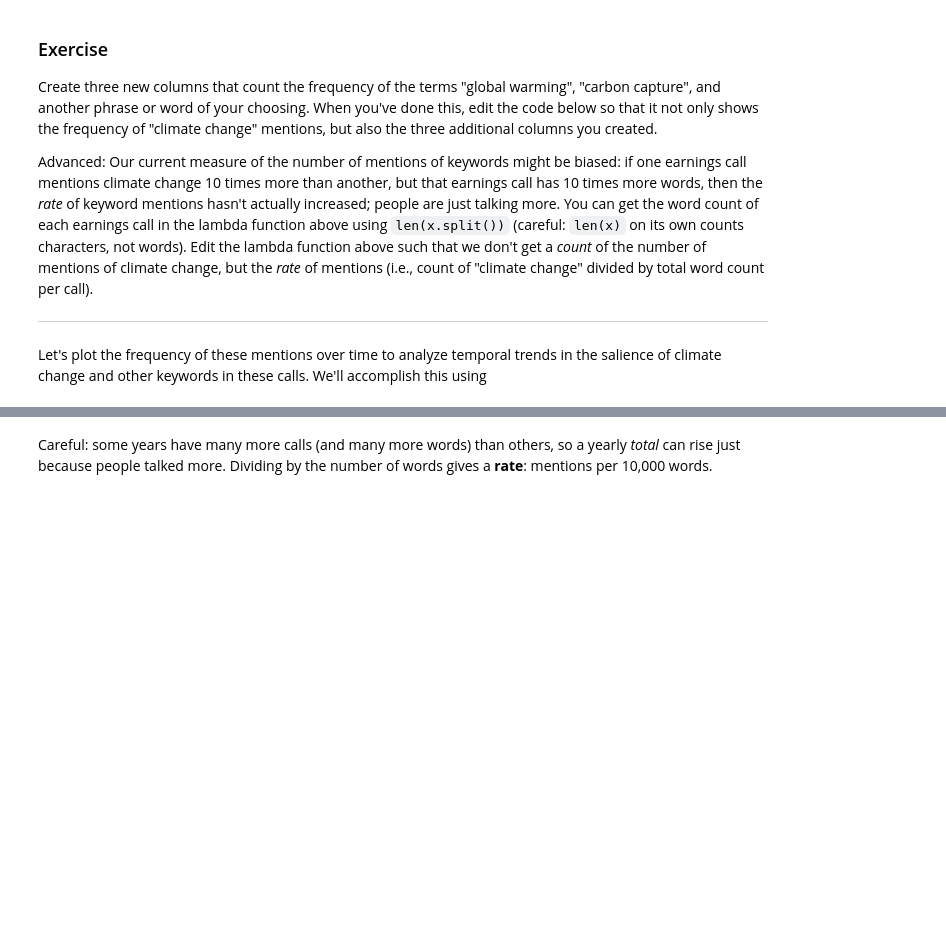
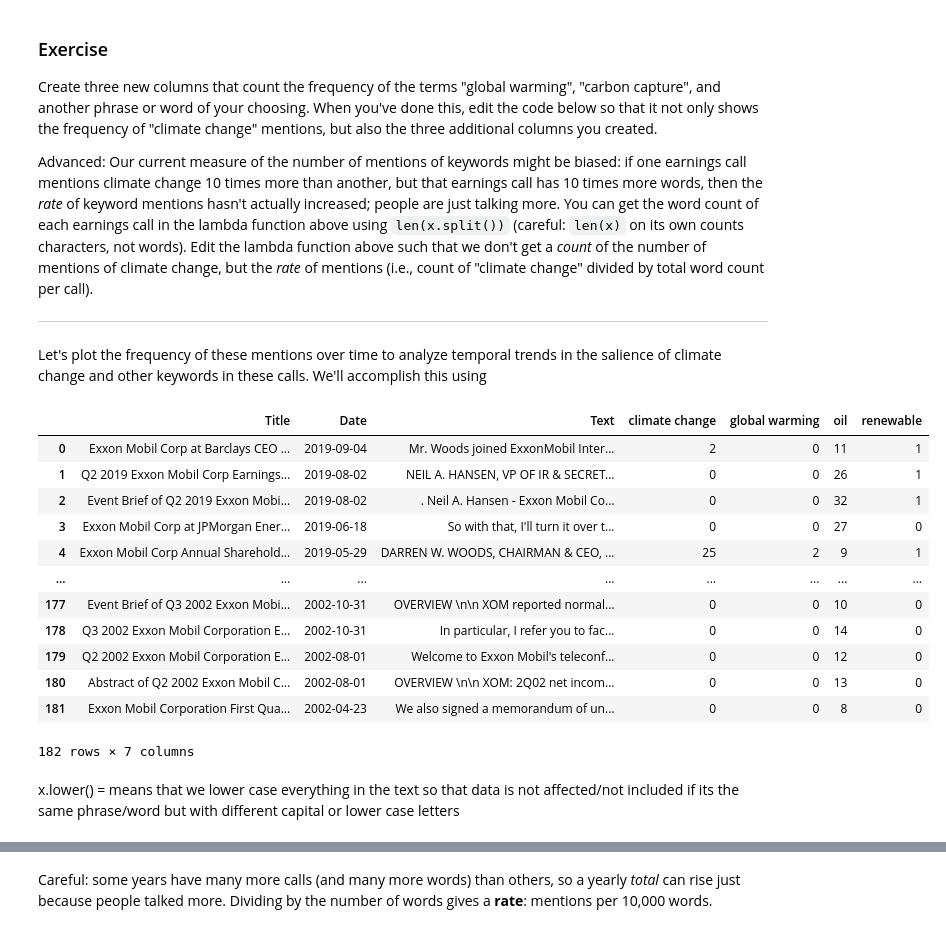
Before and after one commit to ysubev/QM2, a Jupyter notebook: Wk 4 - Natural Language Processing.ipynb, the cells around one changed output, grey strips where cells are left out. Drawn from its saved outputs; the diff is of its cells as text; code cells hidden in the pictures; blank space fills up the shorter version.

```diff
--- a/Wk 4 - Natural Language Processing.ipynb
+++ b/Wk 4 - Natural Language Processing.ipynb
@@ -241,3 +297,28 @@ Advanced: Our current measure of the number of mentions of keywords might be bia
 
 
 Let's plot the frequency of these mentions over time to analyze temporal trends in the salience of climate change and other keywords in these calls. We'll accomplish this using
+# %%
+df['global warming']=df['Text'].apply(lambda x: x.lower().count('global warming'))
+df
+
+df['oil']=df['Text'].apply(lambda x: x.lower().count('oil'))
+df
+
+df['renewable']=df['Text'].apply(lambda x: x.lower().count('renewable'))
+df
+# %% [output]
+|  | Title | Date | Text | climate change | global warming | oil | renewable |
+| 0 | Exxon Mobil Corp at Barclays CEO ... | 2019-09-04 | Mr. Woods joined ExxonMobil Inter... | 2 | 0 | 11 | 1 |
+| 1 | Q2 2019 Exxon Mobil Corp Earnings... | 2019-08-02 | NEIL A. HANSEN, VP OF IR & SECRET... | 0 | 0 | 26 | 1 |
+| 2 | Event Brief of Q2 2019 Exxon Mobi... | 2019-08-02 | . Neil A. Hansen - Exxon Mobil Co... | 0 | 0 | 32 | 1 |
+| 3 | Exxon Mobil Corp at JPMorgan Ener... | 2019-06-18 | So with that, I'll turn it over t... | 0 | 0 | 27 | 0 |
+| 4 | Exxon Mobil Corp Annual Sharehold... | 2019-05-29 | DARREN W. WOODS, CHAIRMAN & CEO, ... | 25 | 2 | 9 | 1 |
+| ... | ... | ... | ... | ... | ... | ... | ... |
+| 177 | Event Brief of Q3 2002 Exxon Mobi... | 2002-10-31 | OVERVIEW \n\n XOM reported normal... | 0 | 0 | 10 | 0 |
+| 178 | Q3 2002 Exxon Mobil Corporation E... | 2002-10-31 | In particular, I refer you to fac... | 0 | 0 | 14 | 0 |
+| 179 | Q2 2002 Exxon Mobil Corporation E... | 2002-08-01 | Welcome to Exxon Mobil's teleconf... | 0 | 0 | 12 | 0 |
+| 180 | Abstract of Q2 2002 Exxon Mobil C... | 2002-08-01 | OVERVIEW \n\n XOM: 2Q02 net incom... | 0 | 0 | 13 | 0 |
+| 181 | Exxon Mobil Corporation First Qua... | 2002-04-23 | We also signed a memorandum of un... | 0 | 0 | 8 | 0 |
+182 rows × 7 columns
+# %% [markdown]
+x.lower() = means that we lower case everything in the text so that data is not affected/not included if its the same phrase/word but with different capital or lower case letters
```
Also changed, not shown: parts of 25 cells of this notebook.
